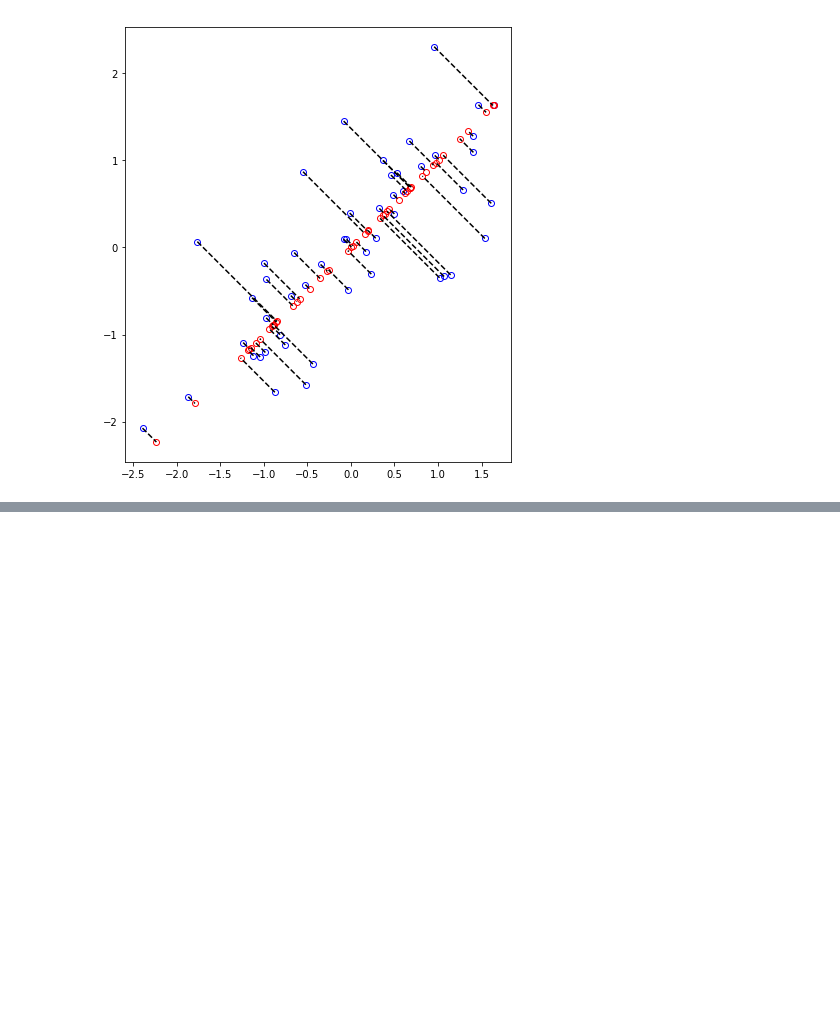
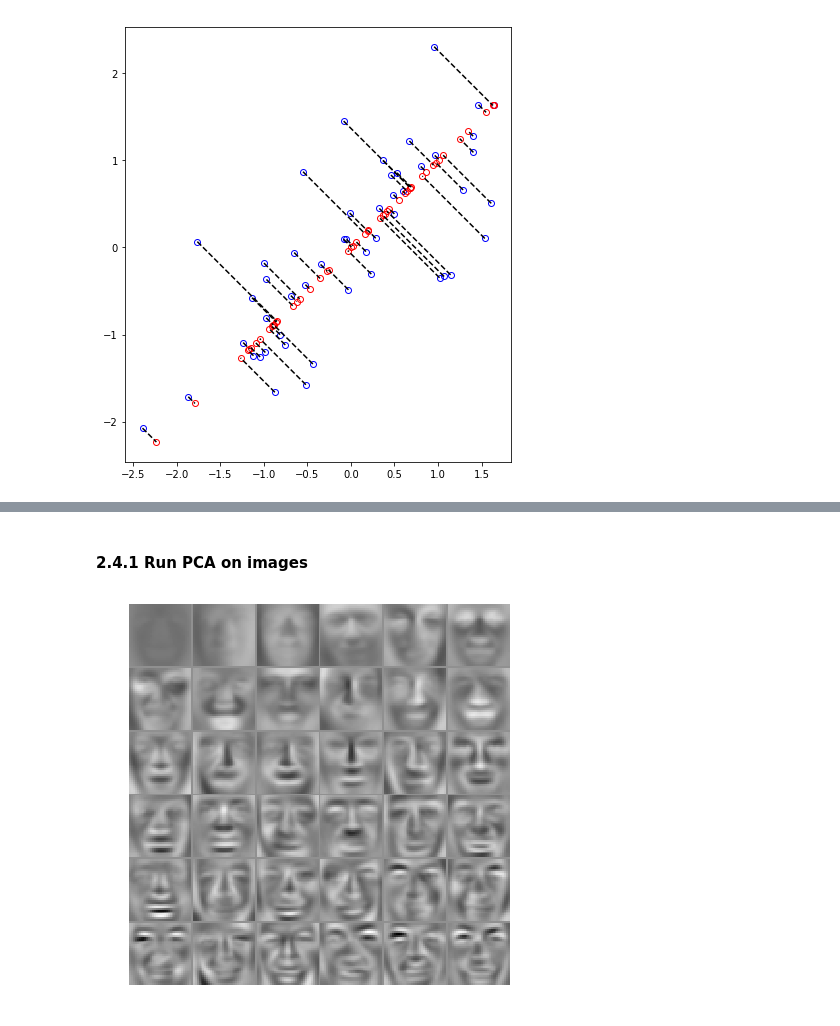
Before and after one commit to oeyh/NN, a Jupyter notebook: assignment7 K-means Clustering and PCA/assignment 7 K-means and PCA.ipynb, the cells around one changed output, grey strips where cells are left out. Saved outputs shown, nothing was run; the diff lists cells and outputs as text; code cells hidden in the pictures; blank space fills up the shorter version.

```diff
--- a/assignment7 K-means Clustering and PCA/assignment 7 K-means and PCA.ipynb
+++ b/assignment7 K-means Clustering and PCA/assignment 7 K-means and PCA.ipynb
@@ -485,0 +528,13 @@ for i in range(X.shape[0]):
+# %% [markdown]
+#### 2.4.1 Run PCA on images
+# %%
+# feature normalization
+X_norm, mu, sigma = featureNormalize(X)
+
+# Run PCA
+U, S = runPCA(X_norm)
+
+# visualizing top 100 eigenvectors (principal components)
+fig, ax = displayData(U.T[:36, :])
+# %% [output]
+[figure, added]
```
Also changed, not shown: parts of 9 cells of this notebook, 2 other files.
